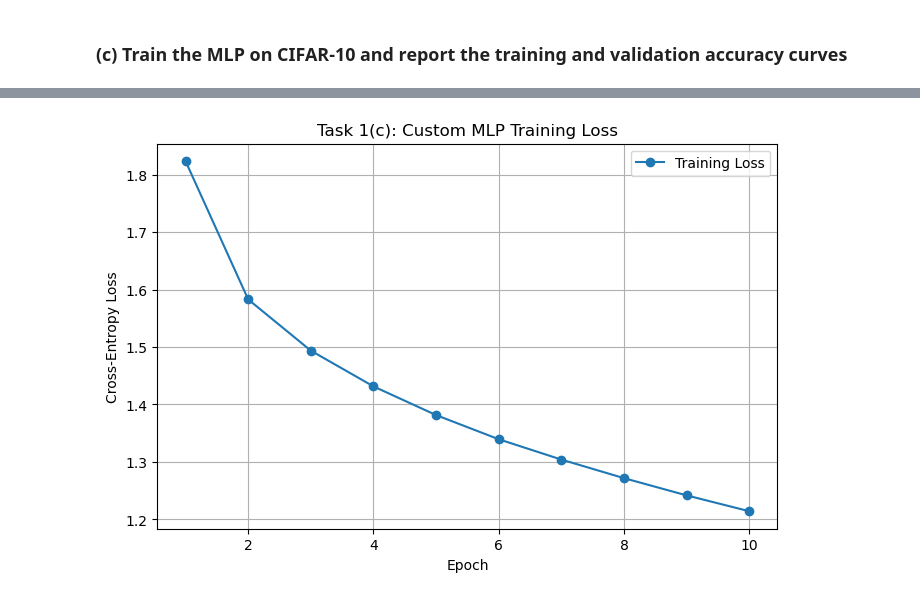
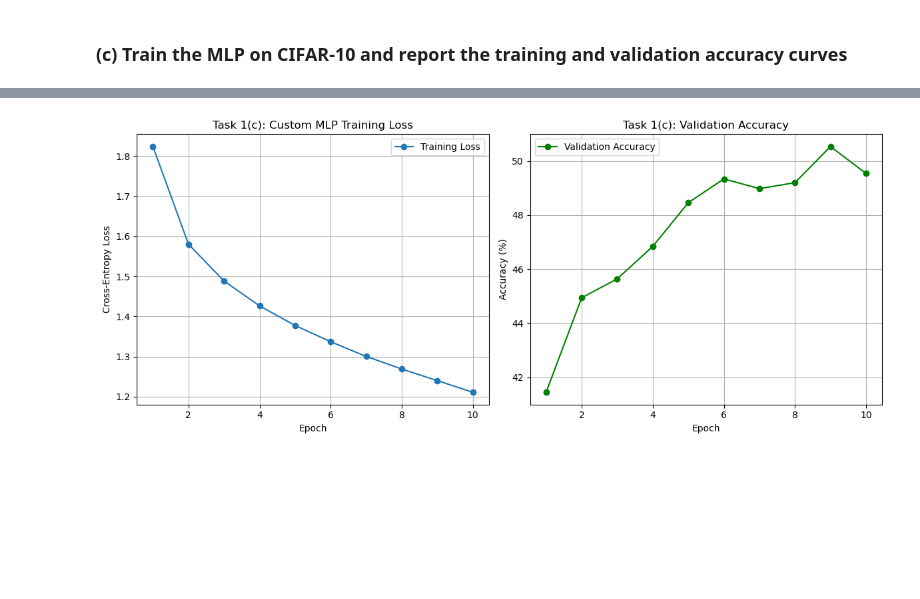
Before and after one commit to minuraashen/EN4554-Deep-Learning-for-Vision, a Jupyter notebook: Assignment_02/cnn.ipynb, the cells around one changed output, grey strips where cells are left out. Drawn from its saved outputs; the diff is of its cells as text; code cells hidden in the pictures; blank space fills up the shorter version.

Commit message:
add: plot for the validation accuracy over each step

```diff
--- a/Assignment_02/cnn.ipynb
+++ b/Assignment_02/cnn.ipynb
@@ -317,6 +317,9 @@ The check is run on the **whole MLP** rather than on a single layer. A dummy los
 import matplotlib.pyplot as plt
 
 # 1. Initialize our custom MLP
+# Fix the seed again, so the initialization does not depend on which cells were run before this
+set_seed(42)
+
 # CIFAR-10 flattened size: 3 * 32 * 32 = 3072.
 # We'll use a simple hidden layer of size 256, outputting to 10 classes.
 layer_sizes = [3072, 256, 10]
@@ -326,9 +329,26 @@ model = MLP(layer_sizes)
 learning_rate = 0.01
 epochs = 10
 train_losses = []
+val_accuracies = []
+
+# 2. Accuracy helper: a forward pass, then count how many predictions are correct
+# No need for torch.no_grad() since we aren't using autograd anyway
+def evaluate(model, loader):
+    correct = 0
+    total = 0
+    for images, labels in loader:
+        x_flat = images.reshape(images.shape[0], -1)
+        logits = model.forward(x_flat)
+
+        # Get predictions (argmax of probabilities or logits)
+        predictions = torch.argmax(logits, dim=1)
+        correct += (predictions == labels).sum().item()
+        total += labels.size(0)
+    return 100 * correct / total
 
 print("Starting custom MLP training...")
 
+# 3. Training loop
 for epoch in range(epochs):
     epoch_loss = 0.0
     batches = 0
@@ -337,7 +357,7 @@ for epoch in range(epochs):
     for images, labels in train_loader:
         # Flatten the images: (batch_size, 3, 32, 32) -> (batch_size, 3072)
         batch_size = images.shape[0]
-        x_flat = images.view(batch_size, -1)
+        x_flat = images.reshape(batch_size, -1)
 
         # Forward pass
         logits = model.forward(x_flat)
@@ -355,36 +375,37 @@ for epoch in range(epochs):
         epoch_loss += loss.item()
         batches += 1
 
+    # Record the average loss and the validation accuracy of this epoch
     avg_loss = epoch_loss / batches
+    val_accuracy = evaluate(model, val_loader)
     train_losses.append(avg_loss)
-    print(f"Epoch {epoch+1}/{epochs} | Loss: {avg_loss:.4f}")
+    val_accuracies.append(val_accuracy)
+    print(f"Epoch {epoch+1}/{epochs} | Loss: {avg_loss:.4f} | Val Accuracy: {val_accuracy:.2f}%")
 
-# 2. Plot the training loss
-plt.figure(figsize=(8, 5))
-plt.plot(range(1, epochs + 1), train_losses, marker='o', label='Training Loss')
-plt.xlabel('Epoch')
-plt.ylabel('Cross-Entropy Loss')
-plt.title('Task 1(c): Custom MLP Training Loss')
-plt.grid(True)
-plt.legend()
+# 4. Plot the training loss and the validation accuracy
+fig, axes = plt.subplots(1, 2, figsize=(12, 5))
+
+axes[0].plot(range(1, epochs + 1), train_losses, marker='o', label='Training Loss')
+axes[0].set_xlabel('Epoch')
+axes[0].set_ylabel('Cross-Entropy Loss')
+axes[0].set_title('Task 1(c): Custom MLP Training Loss')
+axes[0].grid(True)
+axes[0].legend()
+
+axes[1].plot(range(1, epochs + 1), val_accuracies, marker='o', color='green', label='Validation Accuracy')
+axes[1].set_xlabel('Epoch')
+axes[1].set_ylabel('Accuracy (%)')
+axes[1].set_title('Task 1(c): Validation Accuracy')
+axes[1].grid(True)
+axes[1].legend()
+
+plt.tight_layout()
 plt.show()
 
-# 3. Calculate Validation Accuracy
-correct = 0
-total = 0
-
-# No need for torch.no_grad() since we aren't using autograd anyway,
-# but good practice for data loading
-for images, labels in val_loader:
-    x_flat = images.view(images.shape[0], -1)
-    logits = model.forward(x_flat)
-
-    # Get predictions (argmax of probabilities or logits)
-    predictions = torch.argmax(logits, dim=1)
-    correct += (predictions == labels).sum().item()
-    total += labels.size(0)
-
-val_accuracy = 100 * correct / total
-print(f"Validation Accuracy: {val_accuracy:.2f}%")
+# 5. Report the final accuracies and the gap between them
+train_accuracy = evaluate(model, train_loader)
+print(f"Final Train Accuracy:      {train_accuracy:.2f}%")
+print(f"Final Validation Accuracy: {val_accuracies[-1]:.2f}%")
+print(f"Generalization Gap:        {train_accuracy - val_accuracies[-1]:.2f}%")
 # %% [output]
 Starting custom MLP training...
@@ -401 +422 @@ Epoch 10/10 | Loss: 1.2143
-[figure, old version]
+[figure, new version]
```
Also changed, not shown: parts of 5 cells of this notebook.
